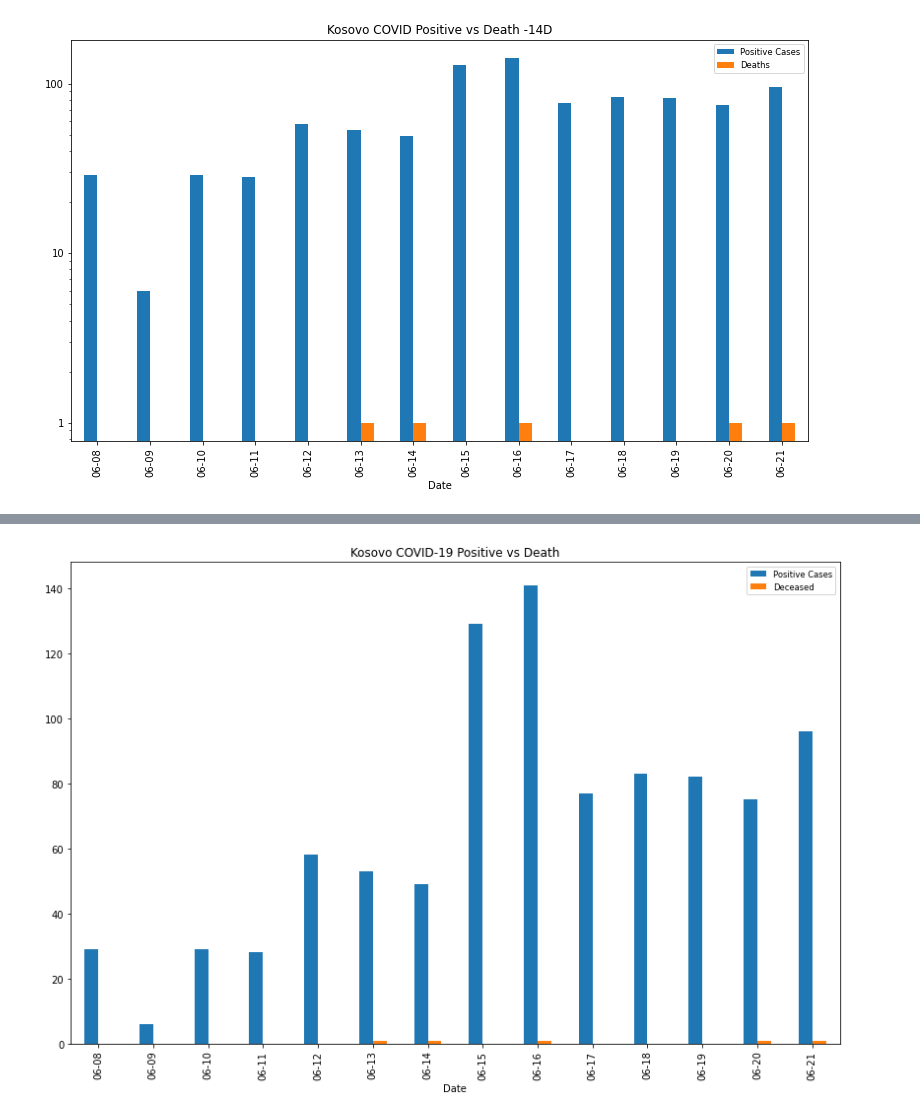
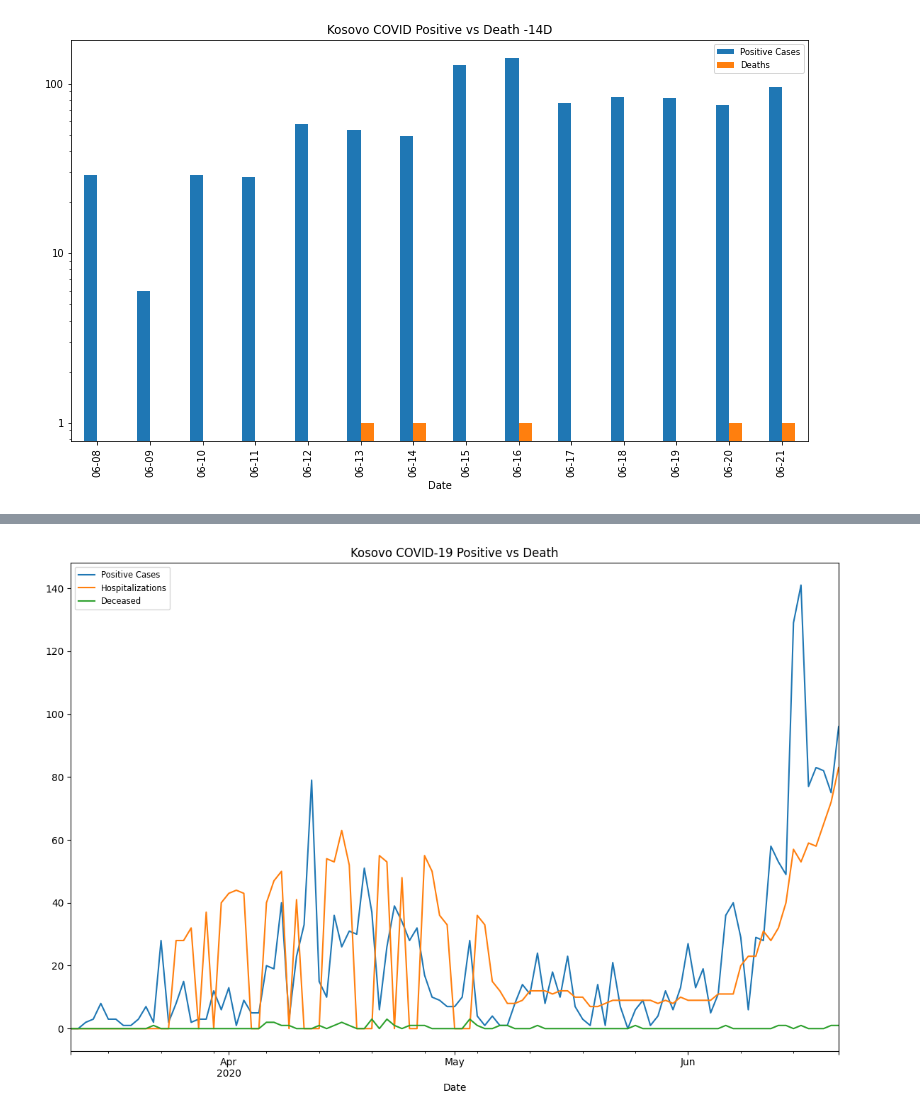
Before and after one commit to bnice5000/DoS_IMO_PRI_STATS_DEMO, a Jupyter notebook: Kosovo Numbers Presentation.ipynb, the cells around one changed output, grey strips where cells are left out. Cells and saved outputs as stored; diff of their text form; code cells hidden in the pictures.

```diff
--- a/Kosovo Numbers Presentation.ipynb
+++ b/Kosovo Numbers Presentation.ipynb
@@ -111,10 +140,8 @@ deltaFig.figure.set_size_inches(11.5, 8)
 # %%
-CPDelta_df = COVID_for_Pres[['Positive_Raw', 'Died_Raw']].last(TDays)
-deltaFig = CPDelta_df.plot.bar(title='Kosovo COVID-19 Positive vs Death')
+CPDelta_df = COVID_for_Pres[['Positive_Raw', 'Hospitalizations_Raw', 'Died_Raw']]
+deltaFig = CPDelta_df.plot(title='Kosovo COVID-19 Positive vs Death')
 deltaFig.figure.set_size_inches(11.5, 8)
-ticks = CPDelta_df.index.strftime('%m-%d').values
-deltaFig.set_xticklabels(ticks)
-deltaFig.legend(['Positive Cases', 'Deceased'], fontsize='small')
+deltaFig.legend(['Positive Cases', 'Hospitalizations', 'Deceased'], fontsize='small')
 deltaFig.figure.tight_layout()
 # %% [output]
-[figure, old version]
+[figure, new version]
```
Also changed, not shown: parts of 4 cells of this notebook, 3 other files.
